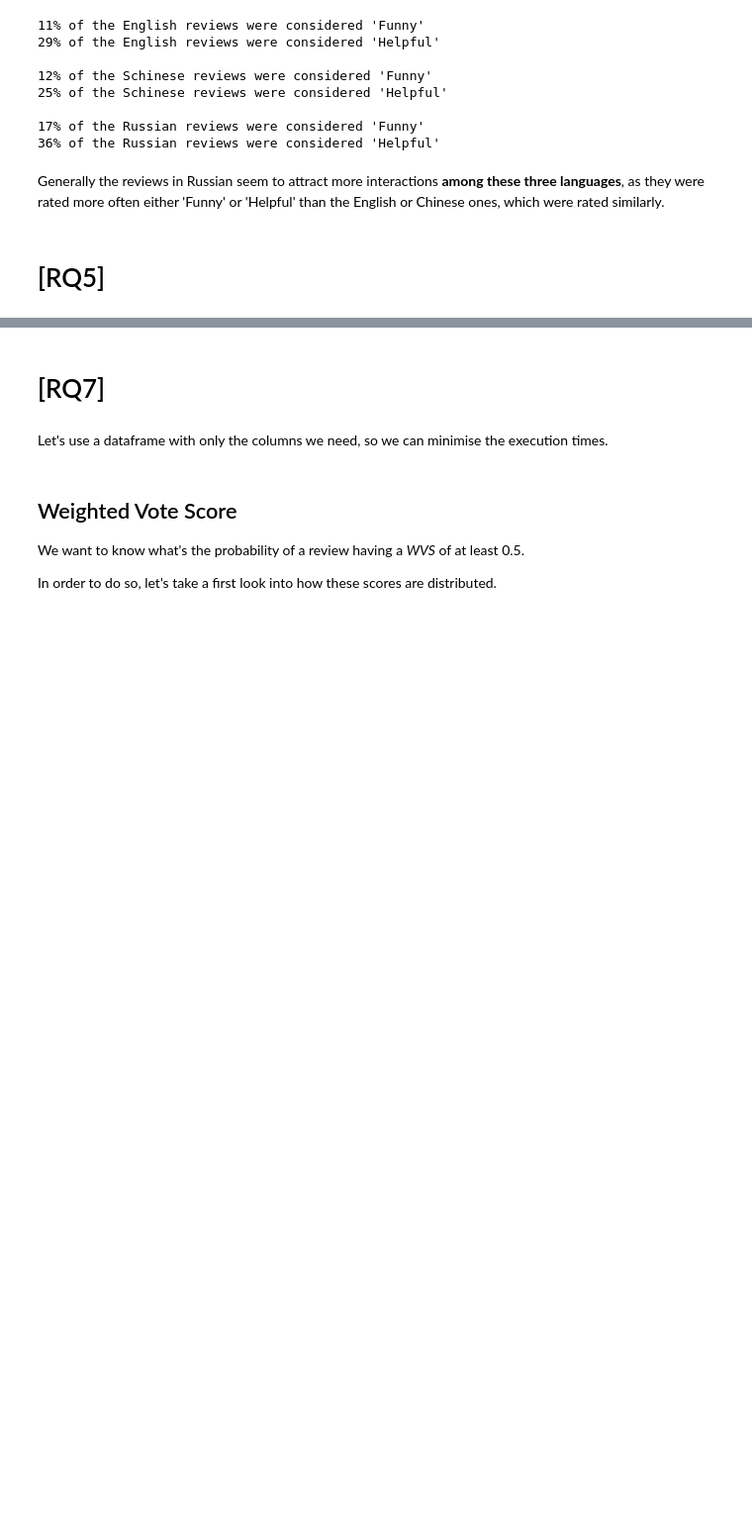
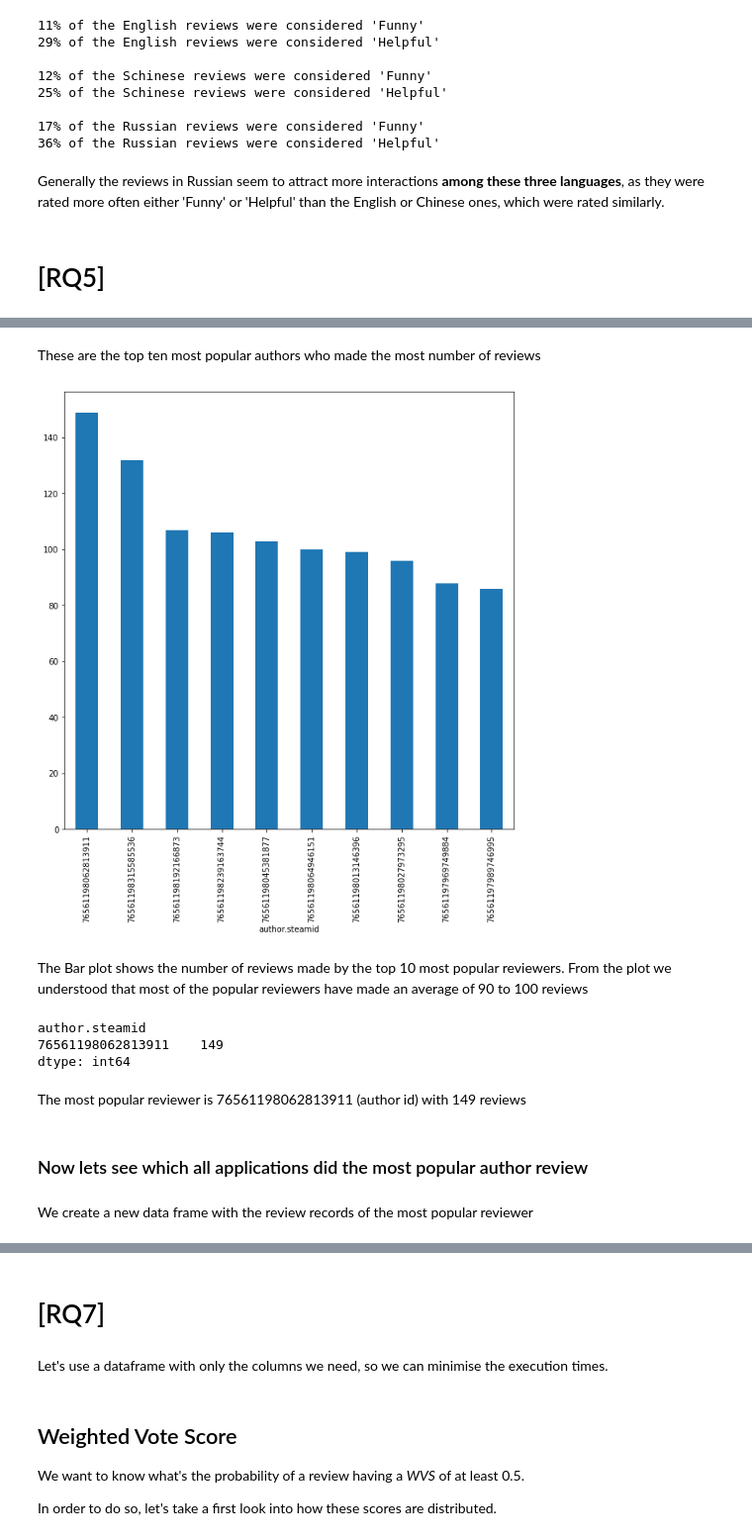
Before and after one commit to MatteoSava/ADM-HW2, a Jupyter notebook: ADM_HW2.ipynb, the cells around one changed output, grey strips where cells are left out. Shown at 99% size. Drawn from its saved outputs; the diff is of its cells as text; code cells hidden in the pictures; blank space fills up the shorter version.

```diff
--- a/ADM_HW2.ipynb
+++ b/ADM_HW2.ipynb
@@ -221,0 +228,3 @@ Generally the reviews in Russian seem to attract more interactions **among these
+# %%
+most_pop=steam.ten_popular_reviewers(df)
+most_pop
@@ -221,0 +244,22 @@ Generally the reviews in Russian seem to attract more interactions **among these
+# %% [markdown]
+These are the top ten most popular authors who made the most number of reviews
+# %%
+#plotting the the number of reviews made by the top 10 most popular reviewers
+most_pop.plot(kind='bar')
+plt.show()
+# %% [output]
+[figure, added]
+# %% [markdown]
+The Bar plot shows the number of reviews made by the top 10 most popular reviewers. From the plot we understood that most of the popular reviewers have made an average of 90 to 100 reviews
+# %%
+most_pop.head(1)
+# %% [output]
+author.steamid
+76561198062813911    149
+dtype: int64
+# %% [markdown]
+The most popular reviewer is 76561198062813911 (author id) with 149 reviews
+# %% [markdown]
+### Now lets see which all applications did the most popular author review
+# %% [markdown]
+We create a new data frame with the review records of the most popular reviewer
```
Also changed, not shown: parts of 42 cells of this notebook, 1 other file.
